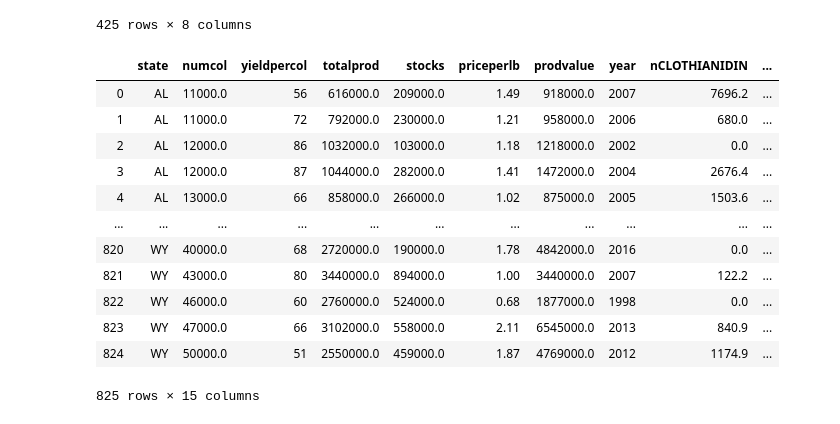
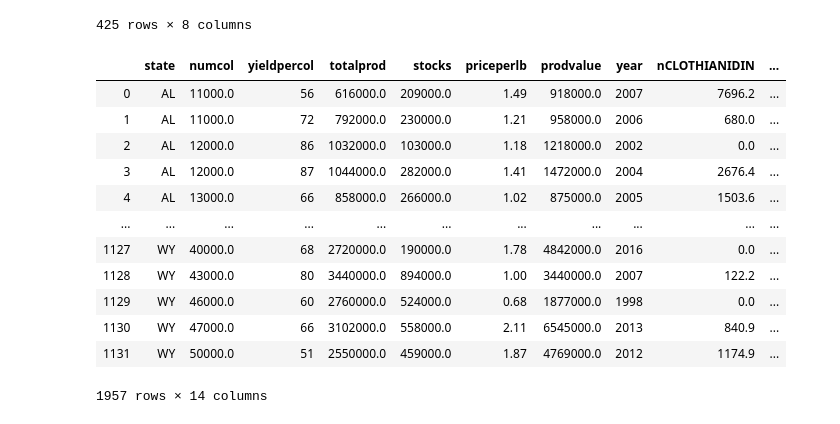
Before and after one commit to MeagColley/Project_2_ETL, a Jupyter notebook: ETL Notebook.ipynb, the cells around one changed output. Saved outputs shown, nothing was run; the diff lists cells and outputs as text; code cells hidden in the pictures.

```diff
--- a/ETL Notebook.ipynb
+++ b/ETL Notebook.ipynb
@@ -43,7 +57,9 @@ pesticidedf2.head()
 # %%
 # combine the two dataframes that are the database 2 to make one dataframe for database 2
-pesticide_df = pd.merge(pesticidedf1,pesticidedf2, how="inner")
-pesticide_df.head()
+# pesticide_df = pd.merge(pesticidedf1,pesticidedf2,  how="outer")
+# pesticide_df
+pesticidedf1 = pesticidedf1.append(pesticidedf2, sort=False)
+pesticidedf1
 # %% [output]
 |  | state | numcol | yieldpercol | totalprod | stocks | priceperlb | prodvalue | year | StateName | Region | ... |
 | 0 | AL | 11000.0 | 56 | 616000.0 | 209000.0 | 1.49 | 918000.0 | 2007 | Alabama | South | ... |
@@ -74,18 +97,18 @@ honeydf
 425 rows × 8 columns
 # %%
 # now lets drop columns from pesticide_df that don't appear in honey_df
-pesticide_df.drop(['StateName', 'Region',], axis = 1)
+pesticidedf1.drop(['StateName', 'Region', 'FIPS'], axis = 1)
 # %% [output]
 |  | state | numcol | yieldpercol | totalprod | stocks | priceperlb | prodvalue | year | nCLOTHIANIDIN | ... |
 | 0 | AL | 11000.0 | 56 | 616000.0 | 209000.0 | 1.49 | 918000.0 | 2007 | 7696.2 | ... |
 | 1 | AL | 11000.0 | 72 | 792000.0 | 230000.0 | 1.21 | 958000.0 | 2006 | 680.0 | ... |
 | 2 | AL | 12000.0 | 86 | 1032000.0 | 103000.0 | 1.18 | 1218000.0 | 2002 | 0.0 | ... |
 | 3 | AL | 12000.0 | 87 | 1044000.0 | 282000.0 | 1.41 | 1472000.0 | 2004 | 2676.4 | ... |
 | 4 | AL | 13000.0 | 66 | 858000.0 | 266000.0 | 1.02 | 875000.0 | 2005 | 1503.6 | ... |
 | ... | ... | ... | ... | ... | ... | ... | ... | ... | ... | ... |
-| 820 | WY | 40000.0 | 68 | 2720000.0 | 190000.0 | 1.78 | 4842000.0 | 2016 | 0.0 | ... |
-| 821 | WY | 43000.0 | 80 | 3440000.0 | 894000.0 | 1.00 | 3440000.0 | 2007 | 122.2 | ... |
-| 822 | WY | 46000.0 | 60 | 2760000.0 | 524000.0 | 0.68 | 1877000.0 | 1998 | 0.0 | ... |
-| 823 | WY | 47000.0 | 66 | 3102000.0 | 558000.0 | 2.11 | 6545000.0 | 2013 | 840.9 | ... |
-| 824 | WY | 50000.0 | 51 | 2550000.0 | 459000.0 | 1.87 | 4769000.0 | 2012 | 1174.9 | ... |
+| 1127 | WY | 40000.0 | 68 | 2720000.0 | 190000.0 | 1.78 | 4842000.0 | 2016 | 0.0 | ... |
+| 1128 | WY | 43000.0 | 80 | 3440000.0 | 894000.0 | 1.00 | 3440000.0 | 2007 | 122.2 | ... |
+| 1129 | WY | 46000.0 | 60 | 2760000.0 | 524000.0 | 0.68 | 1877000.0 | 1998 | 0.0 | ... |
+| 1130 | WY | 47000.0 | 66 | 3102000.0 | 558000.0 | 2.11 | 6545000.0 | 2013 | 840.9 | ... |
+| 1131 | WY | 50000.0 | 51 | 2550000.0 | 459000.0 | 1.87 | 4769000.0 | 2012 | 1174.9 | ... |
-825 rows × 15 columns
+1957 rows × 14 columns
```
Also changed, not shown: parts of 5 cells of this notebook.
